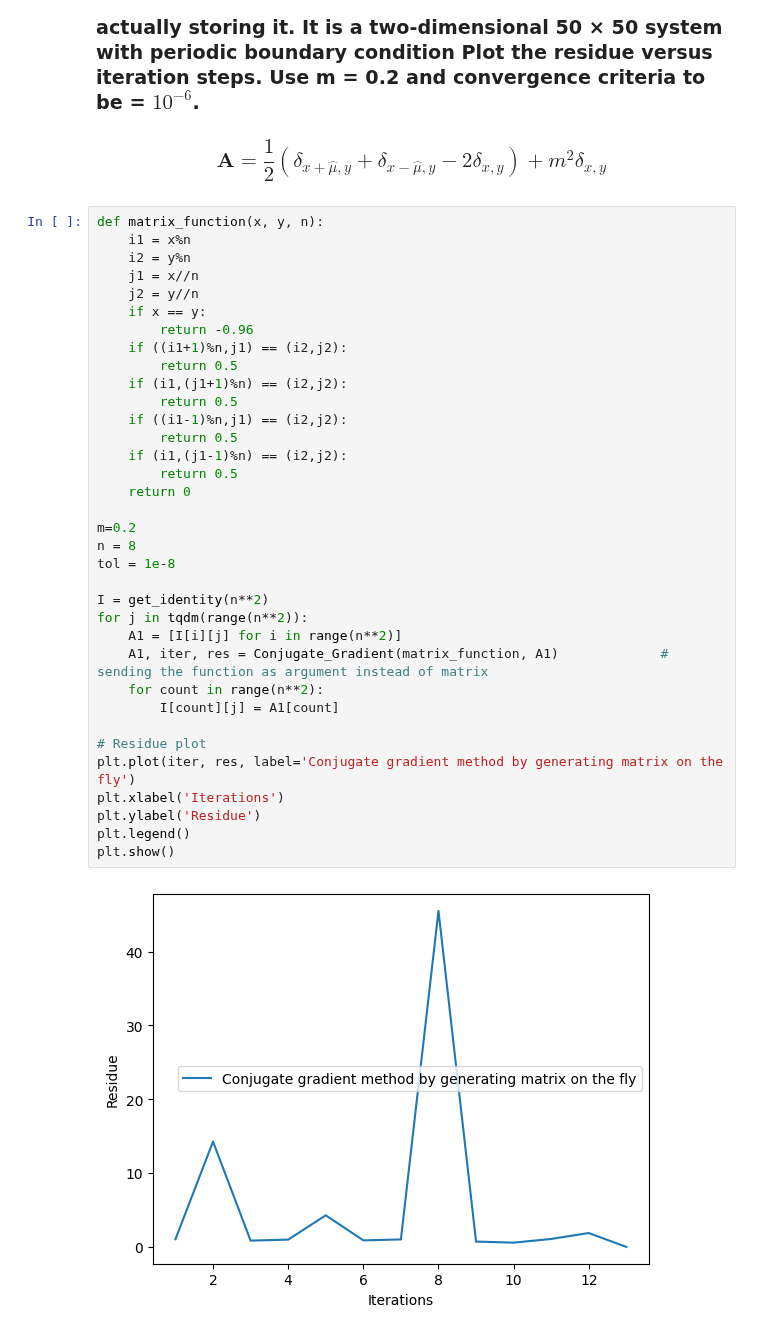
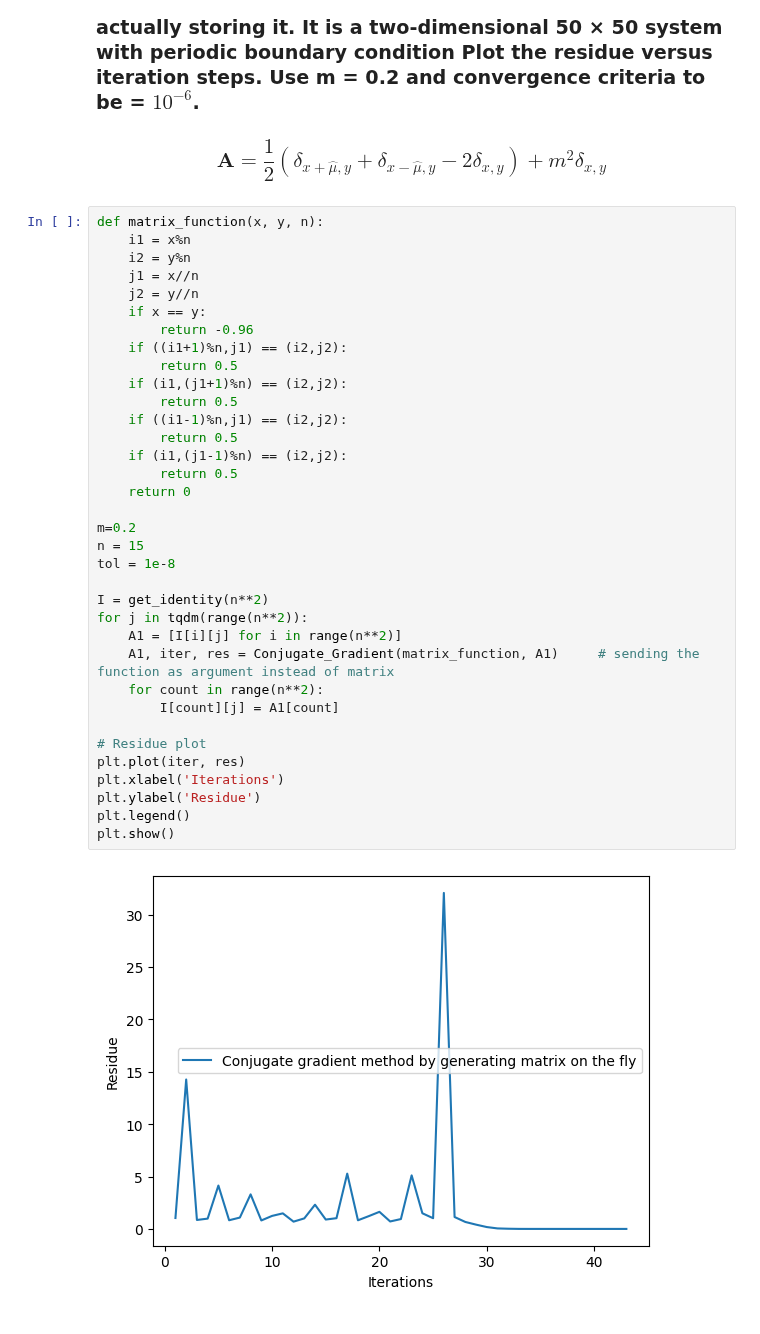
Before and after one commit to chandan-kumarsahu/P452-Computational-Physics, a Jupyter notebook: Assignment_2/As2.ipynb, the cells around one changed output. Saved outputs shown, nothing was run; the diff lists cells and outputs as text.

Commit message:
Correction in transpose matrix

```diff
--- a/Assignment_2/As2.ipynb
+++ b/Assignment_2/As2.ipynb
@@ -259,34 +259,34 @@ def matrix_function(x, y, n):
     i2 = y%n
     j1 = x//n
     j2 = y//n
     if x == y:
         return -0.96
     if ((i1+1)%n,j1) == (i2,j2):
         return 0.5
     if (i1,(j1+1)%n) == (i2,j2):
         return 0.5
     if ((i1-1)%n,j1) == (i2,j2):
         return 0.5
     if (i1,(j1-1)%n) == (i2,j2):
         return 0.5
     return 0
 
 m=0.2
-n = 8
+n = 15
 tol = 1e-8
 
 I = get_identity(n**2)
 for j in tqdm(range(n**2)):
     A1 = [I[i][j] for i in range(n**2)]
-    A1, iter, res = Conjugate_Gradient(matrix_function, A1)             # sending the function as argument instead of matrix
+    A1, iter, res = Conjugate_Gradient(matrix_function, A1)     # sending the function as argument instead of matrix
     for count in range(n**2):
         I[count][j] = A1[count]
 
 # Residue plot
-plt.plot(iter, res, label='Conjugate gradient method by generating matrix on the fly')
+plt.plot(iter, res)
 plt.xlabel('Iterations')
 plt.ylabel('Residue')
 plt.legend()
 plt.show()
 # %% [output]
-[figure, old version]
+[figure, new version]
```
Also changed, not shown: 1 other file.
